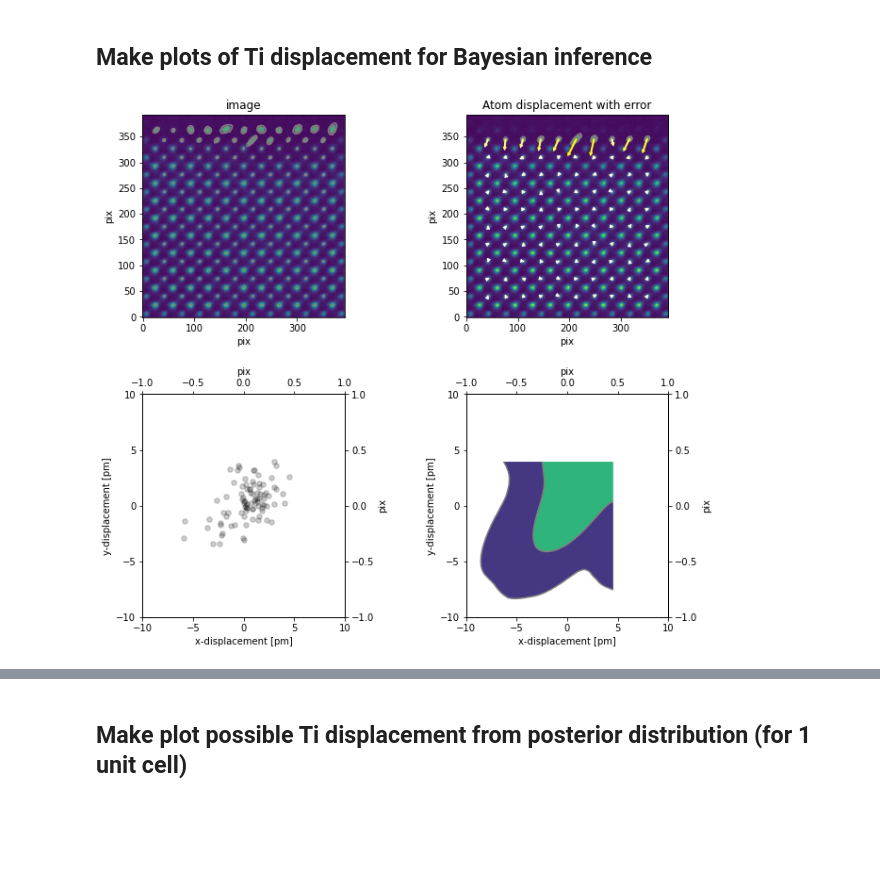
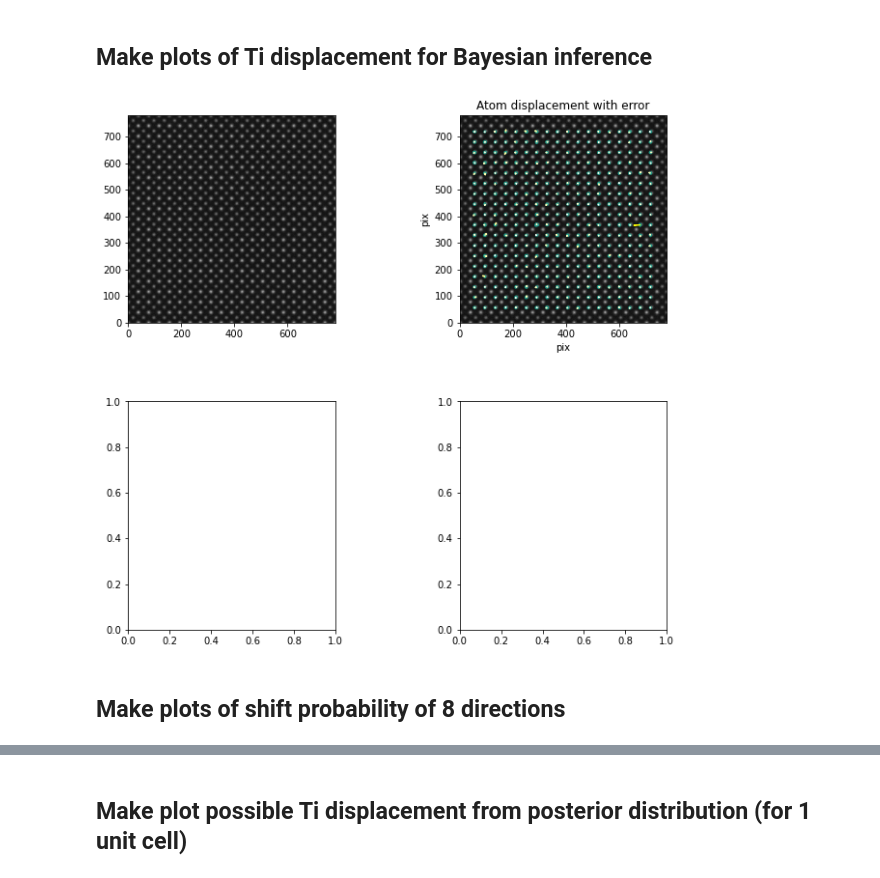
Before and after one commit to nomurayuki0503/PeakDetection_Perovskite, a Jupyter notebook: src/AtomDisplacement_Perovskite_Bayese.ipynb, the cells around one changed output, grey strips where cells are left out. Cells and saved outputs as stored; diff of their text form; code cells hidden in the pictures; blank space fills up the shorter version.

```diff
--- a/src/AtomDisplacement_Perovskite_Bayese.ipynb
+++ b/src/AtomDisplacement_Perovskite_Bayese.ipynb
@@ -35,17 +37,17 @@ WARNING (theano.tensor.blas): Using NumPy C-API based implementation for BLAS fu
 # Parameters
 model = "Gaussian"  # "CoM" or "Gaussian"
 size_peak_search = 20  # pix size of ROI for peak search
-size_peak = 20  # pix size of ROI for Gaussian (or CoM) fitting
-threshold = 0.01  # Minimum threshold of peak intensity against maximum intensity of image
-edge = 1.0  # region (edge * size_peak) where peak is ignored
+size_peak = 10  # pix size of ROI for Gaussian (or CoM) fitting
+threshold = 0.3  # Minimum threshold of peak intensity against maximum intensity of image
+edge = 0.1  # region (edge * size_peak) where peak is ignored
 n_iter = 6  # Number of loops for Gaussian fit
 eps = 3  # DBSCAN parameter
-ratio = 10  # Magnification of arrows in displacement map
+ratio = 50  # Magnification of arrows in displacement map
 calibration = 10  # pm/pix(spectra_2K)
 display_sigma = 1  # Graph display error size (1: 68%, 2: 95%, 3: 99.7%)
 scan_distortion = 0  # Scan influence on displacement determination accuracy error (1 standard deviation) [pm]
-input_file = "SrTiO3_surphase.dm4"
-output_dir = "SrTiO3_50cell_simu_intensity100"
+input_file = "SrTiO3_10cell_simu_intensity50.dm4"
+output_dir = "SrTiO3_10cell_simu_intensity50"
 FWHM = size_peak / 2  # Initial value of FWHM for Gaussian fitting
 
 # Get file path
@@ -88,7 +100,7 @@ plt.show()
 # %%
 # Make plots
 outliers = []
-outliers = [222, 214, 210, 221]
+#outliers = [222, 225, 214, 226, 210, 221]
 
 peaks_maximam[1] = np.delete(peaks_maximam[1], outliers)
 peaks_maximam[0] = np.delete(peaks_maximam[0], outliers)
@@ -98,7 +110,7 @@ ax = fig.add_subplot(111)
 ax.imshow(img, origin="lower")
 ax.scatter(peaks_maximam[1], peaks_maximam[0], s=10, c="yellow", marker="o")
 for i in range(len(peaks_maximam[1])):
-    ax.text(peaks_maximam[1][i], peaks_maximam[0][i], str(i), color="black", fontsize=12)
+    ax.text(peaks_maximam[1][i], peaks_maximam[0][i], str(i), color="black", fontsize=20)
 ax.set_title("Positions of maximam intensity of each peak")
 ax.set_xlabel("pix")
 ax.set_ylabel("pix")
@@ -474,25 +487,28 @@ ax2 = fig.add_subplot(gs[1])
 ax3 = fig.add_subplot(gs[2])
 ax4 = fig.add_subplot(gs[3])
 
-ax1.imshow(img, origin="lower")
+ax1.imshow(img, origin="lower", cmap="gray")
+"""
 for i in range(len(peaks_x_bayes)):
     az.plot_kde(np.array(peaks_x_bayes)[i] + (np.array(pred_sampled_peaks_x).T[i] - np.array(peaks_x_bayes[i])) * ratio,
                 values2=np.array(peaks_y_bayes)[i] + (np.array(pred_sampled_peaks_y).T[i] - np.array(peaks_y_bayes[i])) * ratio,
+                contour_kwargs = {'linewidths': 0},
                 ax=ax1,
-                hdi_probs=[0.6827, 0.9545],
+                hdi_probs=[ 0.9 ],
                 )
 ax1.set_title("image")
 ax1.set_xlabel("pix")
 ax1.set_ylabel("pix")
-
-ax2.imshow(img, origin="lower")
+"""
+ax2.imshow(img, origin="lower", cmap="gray")
 ax2.set_title("Atom displacement with error")
 for i in range(len(pred_flat_distance_x[0])):
     # plot kde distributions at the tips of arrows
     az.plot_kde(np.array(flat_center_x_bayes)[i] + (np.array(pred_flat_distance_x) - np.array(flat_distance_x_bayes)).T[i] * ratio,
                values2=np.array(flat_center_y_bayes)[i] + (np.array(pred_flat_distance_y) - np.array(flat_distance_y_bayes)).T[i] * ratio,
+               contour_kwargs = {'linewidths': 0},
                ax=ax2,
-               hdi_probs=[0.6827, 0.9545],
+               hdi_probs=[ 0.9 ]
                )
     # plot kde distributions at the teil end of arrows
 #    az.plot_kde(np.array(flat_center_x_bayes)[i] + np.array(pred_flat_distance_x).T[i] * ratio,
@@ -503,11 +519,14 @@ for i in range(len(pred_flat_distance_x[0])):
     ax2.annotate('',
                 xy = [flat_center_x_bayes[i] + flat_distance_x_bayes[i] * ratio, flat_center_y_bayes[i] + flat_distance_y_bayes[i] * ratio],
                 xytext = [flat_center_x_bayes[i] , flat_center_y_bayes[i]],
-                arrowprops=dict(shrink=0, width=1, headwidth=3, headlength=3, connectionstyle='arc3', facecolor=color[i], edgecolor=color[i])
+                arrowprops=dict(shrink=0, width=0.1, headwidth=1, headlength=1, connectionstyle='arc3', facecolor=color[i], edgecolor=color[i])
                 )  #"xy"が終点、"xytext"が始点
+#for i in range(len(pred_flat_distance_x[0])):
+#    ax2.text(np.array(flat_center_x_bayes)[i], np.array(flat_center_y_bayes)[i], str(i), color="black", fontsize=12)
 ax2.set_xlabel("pix")
 ax2.set_ylabel("pix")
 
+"""
 ax3.scatter(np.array(flat_distance_x_bayes) * calibration,
            np.array(flat_distance_y_bayes) * calibration,
            s=30,
@@ -526,33 +545,35 @@ ax3_twinx.set_ylabel("pix")  # Set the label for the new y-axis
 ax3_twiny.set_xlabel("pix")  # Set the label for the new x-axis
 ax3_twiny.set_xlim(-1, 1)
 ax3_twinx.set_ylim(-1, 1)
 
 az.plot_kde(multi_flat_distance_x_bayes,
            values2=multi_flat_distance_y_bayes,
            ax=ax4,
            hdi_probs=[ 0.6827, 0.9545 ]
            )
 ax4.set_xlabel("x-displacement [pm]")
 ax4.set_ylabel("y-displacement [pm]")
 ax4.set_xlim(-10, 10)
 ax4.set_ylim(-10, 10)
 ax4_twinx = ax4.twinx()  # Create a new y-axis
 ax4_twiny = ax4.twiny()  # Create a new x-axis
 ax4_twinx.set_ylabel("pix")  # Set the label for the new y-axis
 ax4_twiny.set_xlabel("pix")  # Set the label for the new x-axis
 ax4_twinx.set_ylim(-1, 1)
 ax4_twiny.set_xlim(-1, 1)
 
 # Set integer tick intervals for ax4 and ax5
 for ax in [ax3, ax4]:
     ax.xaxis.set_major_locator(MultipleLocator(5))
     ax.yaxis.set_major_locator(MultipleLocator(5))
 ax3_twinx.yaxis.set_major_locator(MultipleLocator(0.5))
 ax3_twiny.xaxis.set_major_locator(MultipleLocator(0.5))
 ax4_twinx.yaxis.set_major_locator(MultipleLocator(0.5))
 ax4_twiny.xaxis.set_major_locator(MultipleLocator(0.5))
-
-#plt.savefig(data_dir + "\\" + "summary_bayes.png", dpi=1200)
+"""
+plt.savefig(out_dir + "summary_bayes.png", dpi=1200)
 plt.show()
 # %% [output]
-[figure, old version]
+[figure, new version]
+# %% [markdown]
+## Make plots of shift probability of 8 directions
```
Also changed, not shown: parts of 27 cells of this notebook, 1 other file.
